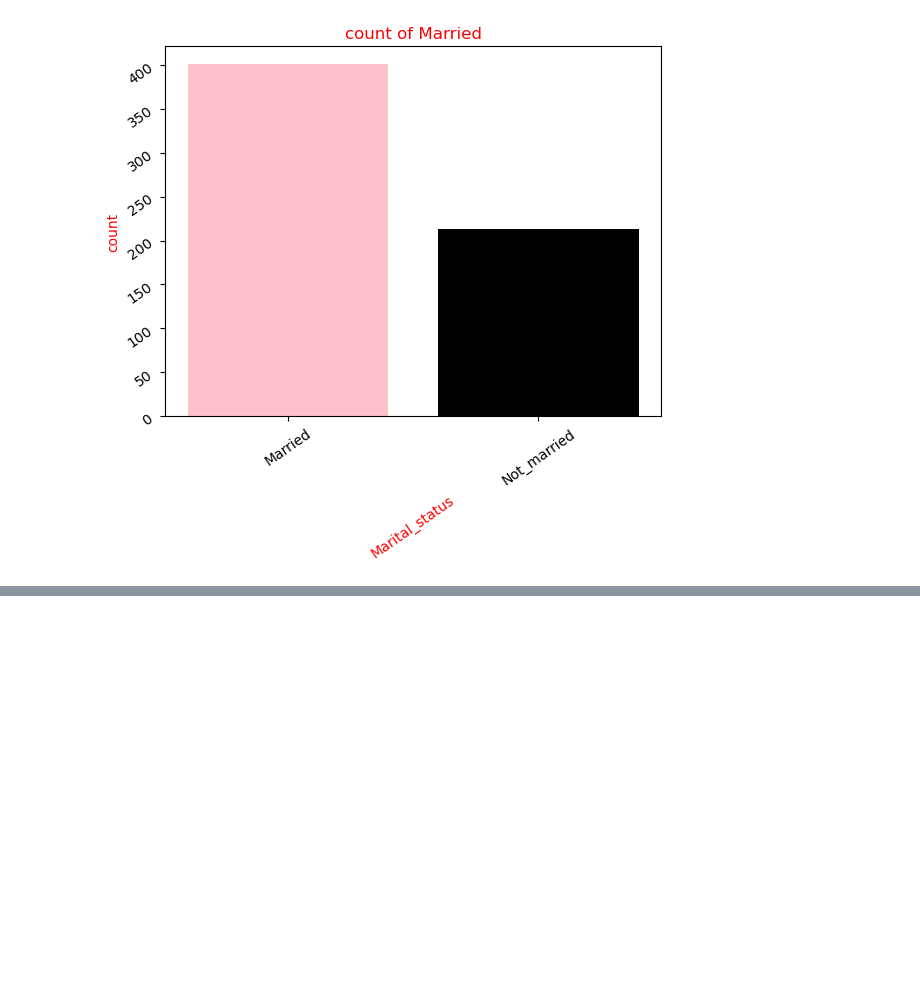
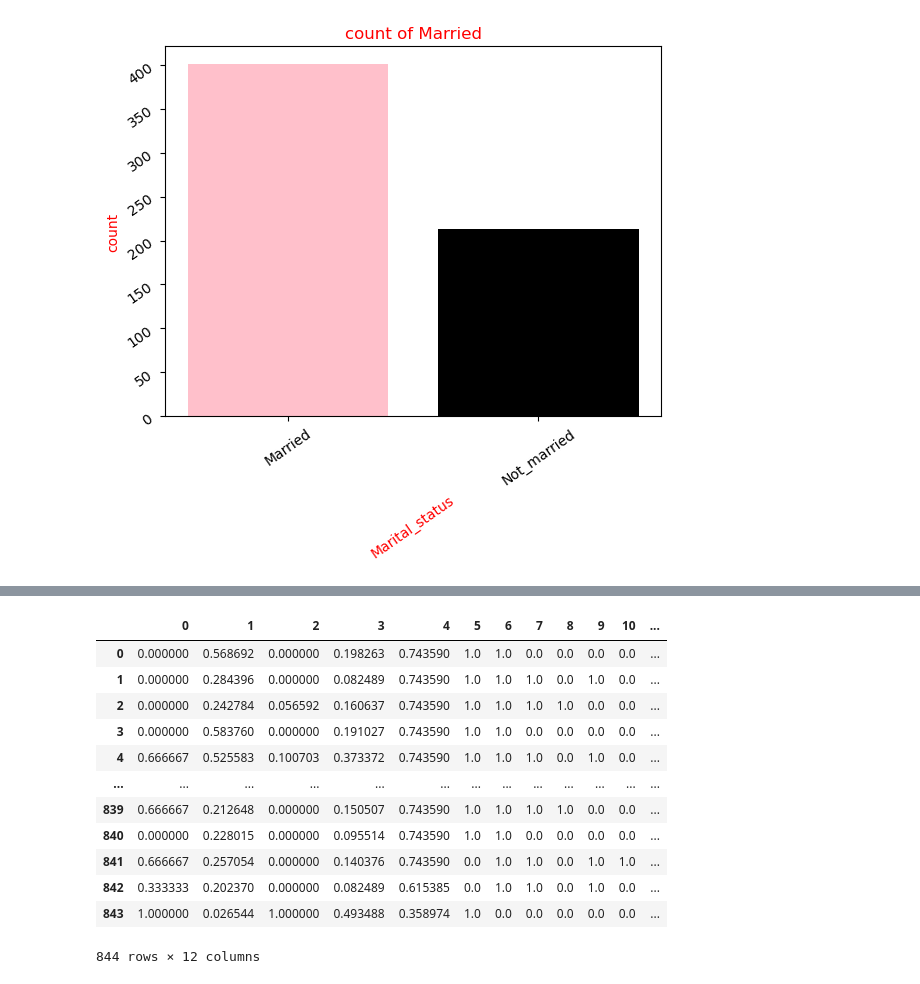
Before and after one commit to Annabeldataguru/LOAN-PREDICTION-USING-MACHINE-ALGORITHM, a Jupyter notebook: loan application dataset.ipynb, the cells around one changed output, grey strips where cells are left out. Saved outputs shown, nothing was run; the diff lists cells and outputs as text; code cells hidden in the pictures; blank space fills up the shorter version.

```diff
--- a/loan application dataset.ipynb
+++ b/loan application dataset.ipynb
@@ -313,0 +406,20 @@ plt.show()# to remove all the inscription that comes along the chart
+# %%
+# perform data scaling
+mm=MinMaxScaler()
+x_=mm.fit_transform(x)
+# %%
+pd.DataFrame(x_)
+# %% [output]
+|  | 0 | 1 | 2 | 3 | 4 | 5 | 6 | 7 | 8 | 9 | 10 | ... |
+| 0 | 0.000000 | 0.568692 | 0.000000 | 0.198263 | 0.743590 | 1.0 | 1.0 | 0.0 | 0.0 | 0.0 | 0.0 | ... |
+| 1 | 0.000000 | 0.284396 | 0.000000 | 0.082489 | 0.743590 | 1.0 | 1.0 | 1.0 | 0.0 | 1.0 | 0.0 | ... |
+| 2 | 0.000000 | 0.242784 | 0.056592 | 0.160637 | 0.743590 | 1.0 | 1.0 | 1.0 | 1.0 | 0.0 | 0.0 | ... |
+| 3 | 0.000000 | 0.583760 | 0.000000 | 0.191027 | 0.743590 | 1.0 | 1.0 | 0.0 | 0.0 | 0.0 | 0.0 | ... |
+| 4 | 0.666667 | 0.525583 | 0.100703 | 0.373372 | 0.743590 | 1.0 | 1.0 | 1.0 | 0.0 | 1.0 | 0.0 | ... |
+| ... | ... | ... | ... | ... | ... | ... | ... | ... | ... | ... | ... | ... |
+| 839 | 0.666667 | 0.212648 | 0.000000 | 0.150507 | 0.743590 | 1.0 | 1.0 | 1.0 | 1.0 | 0.0 | 0.0 | ... |
+| 840 | 0.000000 | 0.228015 | 0.000000 | 0.095514 | 0.743590 | 1.0 | 1.0 | 0.0 | 0.0 | 0.0 | 0.0 | ... |
+| 841 | 0.666667 | 0.257054 | 0.000000 | 0.140376 | 0.743590 | 0.0 | 1.0 | 1.0 | 0.0 | 1.0 | 1.0 | ... |
+| 842 | 0.333333 | 0.202370 | 0.000000 | 0.082489 | 0.615385 | 0.0 | 1.0 | 1.0 | 0.0 | 1.0 | 0.0 | ... |
+| 843 | 1.000000 | 0.026544 | 1.000000 | 0.493488 | 0.358974 | 1.0 | 0.0 | 0.0 | 0.0 | 0.0 | 0.0 | ... |
+844 rows × 12 columns
```
Also changed, not shown: parts of 28 cells of this notebook.
